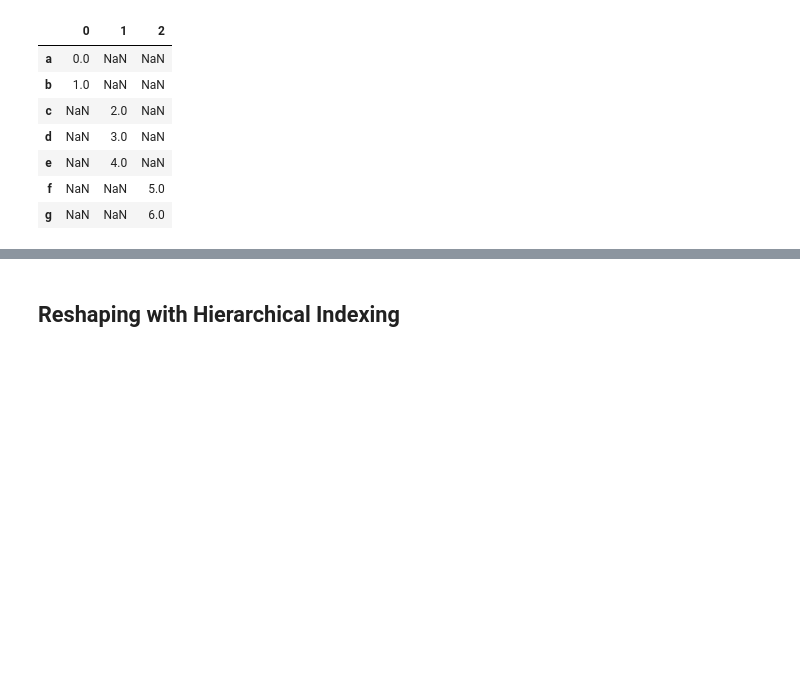
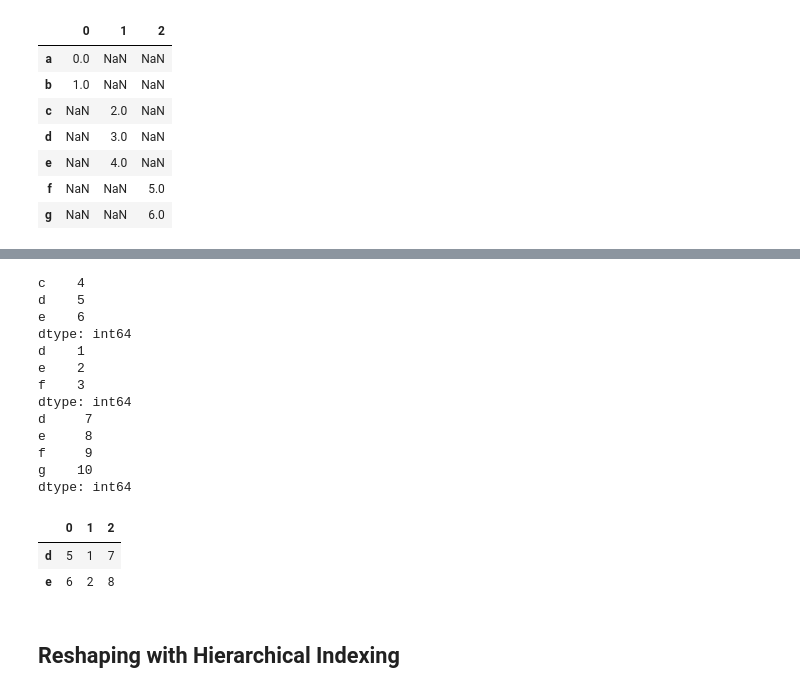
Before and after one commit to jawadmhoque/ce599, a Jupyter notebook: 07-Data Wrangling/data-wrangling.ipynb, the cells around one changed output, grey strips where cells are left out. Saved outputs shown, nothing was run; the diff lists cells and outputs as text; code cells hidden in the pictures; blank space fills up the shorter version.

```diff
--- a/07-Data Wrangling/data-wrangling.ipynb
+++ b/07-Data Wrangling/data-wrangling.ipynb
@@ -213,9 +326,29 @@ pd.concat([s1, s2, s3], axis=1, join='inner')
 # %%
 # We need some overlapping values to have the inner join produe non-empty results
 s4 = pd.Series([4, 5, 6], index=['c', 'd', 'e'])
 s5 = pd.Series([1, 2, 3], index=['d', 'e', 'f'])
 s6 = pd.Series([7, 8, 9, 10], index=['d', 'e', 'f', 'g'])
-pd.concat([s4, s5, s6], axis=1, join='outer')
+print (s4)
+print (s5)
+print (s6)
+pd.concat([s4, s5, s6], axis=1, join='inner')
+# %% [output]
+c    4
+d    5
+e    6
+dtype: int64
+d    1
+e    2
+f    3
+dtype: int64
+d     7
+e     8
+f     9
+g    10
+dtype: int64
+|  | 0 | 1 | 2 |
+| d | 5 | 1 | 7 |
+| e | 6 | 2 | 8 |
 # %%
 # Here is the inner join
 pd.concat([s4, s5, s6], axis=1, join='inner')
```
Also changed, not shown: parts of 22 cells of this notebook.
